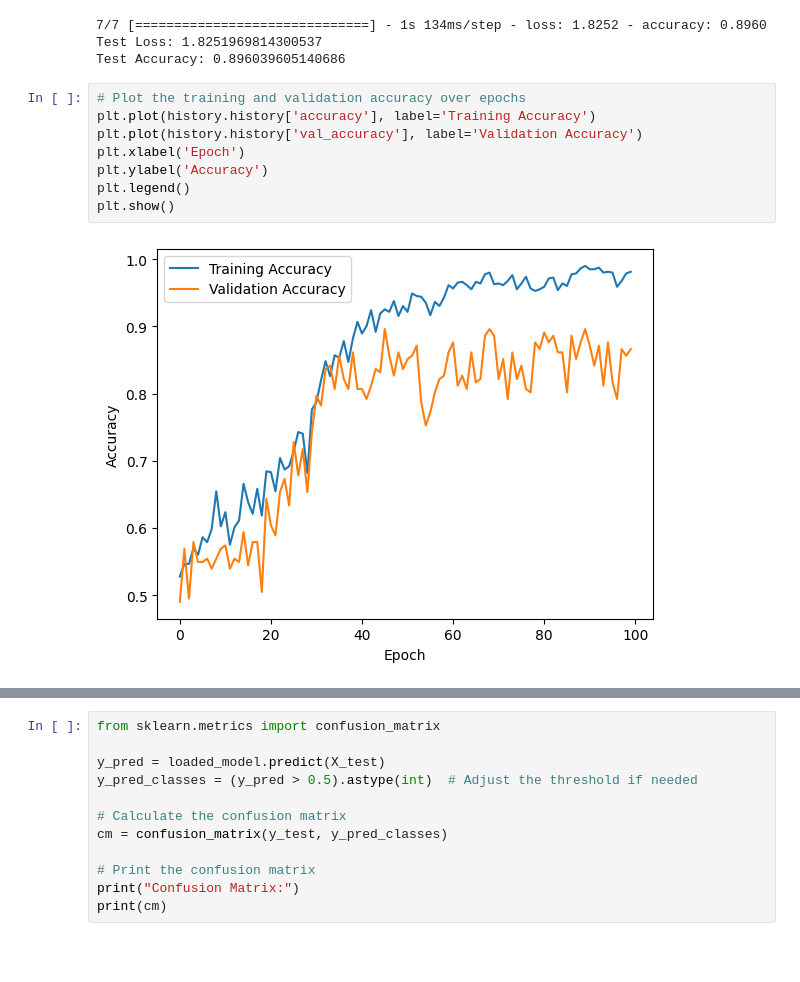
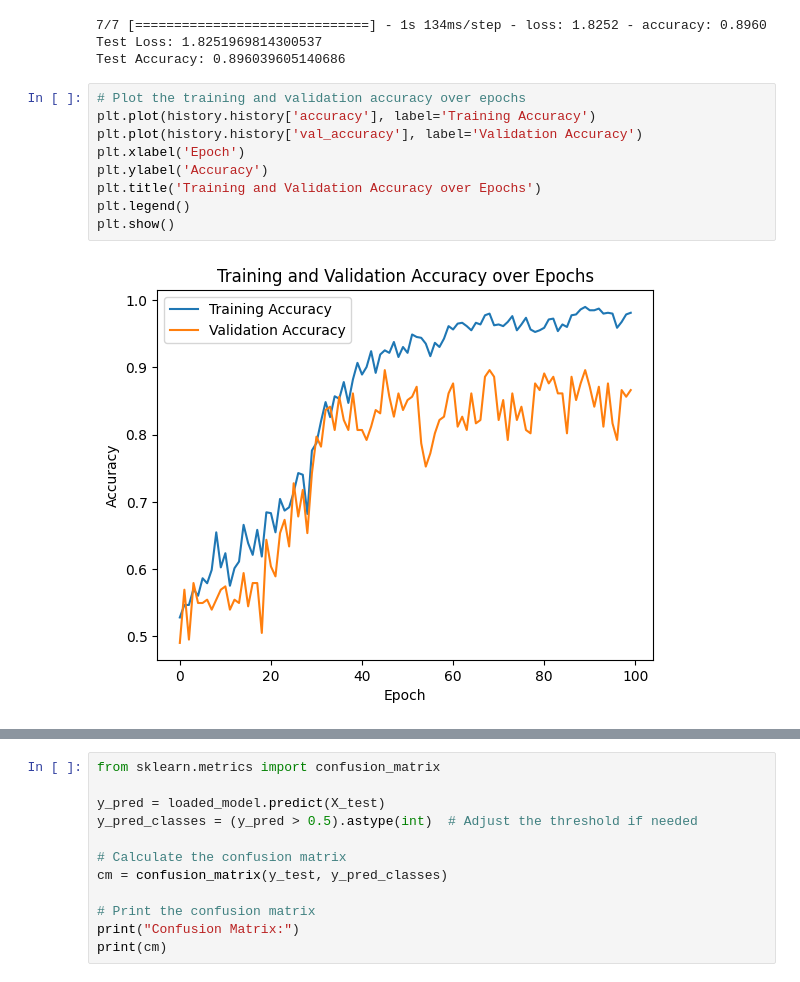
Before and after one commit to K-Senthil-Shunmugam/GrainScan, a Jupyter notebook: Model_Training.ipynb, the cells around one changed output, grey strips where cells are left out. Drawn from its saved outputs; the diff is of its cells as text; blank space fills up the shorter version.

Commit message:
Title updated

```diff
--- a/Model_Training.ipynb
+++ b/Model_Training.ipynb
@@ -289,13 +289,14 @@ Test Accuracy: 0.896039605140686
 # %%
 # Plot the training and validation accuracy over epochs
 plt.plot(history.history['accuracy'], label='Training Accuracy')
 plt.plot(history.history['val_accuracy'], label='Validation Accuracy')
 plt.xlabel('Epoch')
 plt.ylabel('Accuracy')
+plt.title('Training and Validation Accuracy over Epochs')
 plt.legend()
 plt.show()
 # %% [output]
-[figure, old version]
+[figure, new version]
 # %%
 # Plot the training and validation accuracy over epochs
 plt.plot(history.history['loss'], label='Training Loss')
```
Also changed, not shown: parts of 2 cells of this notebook.
